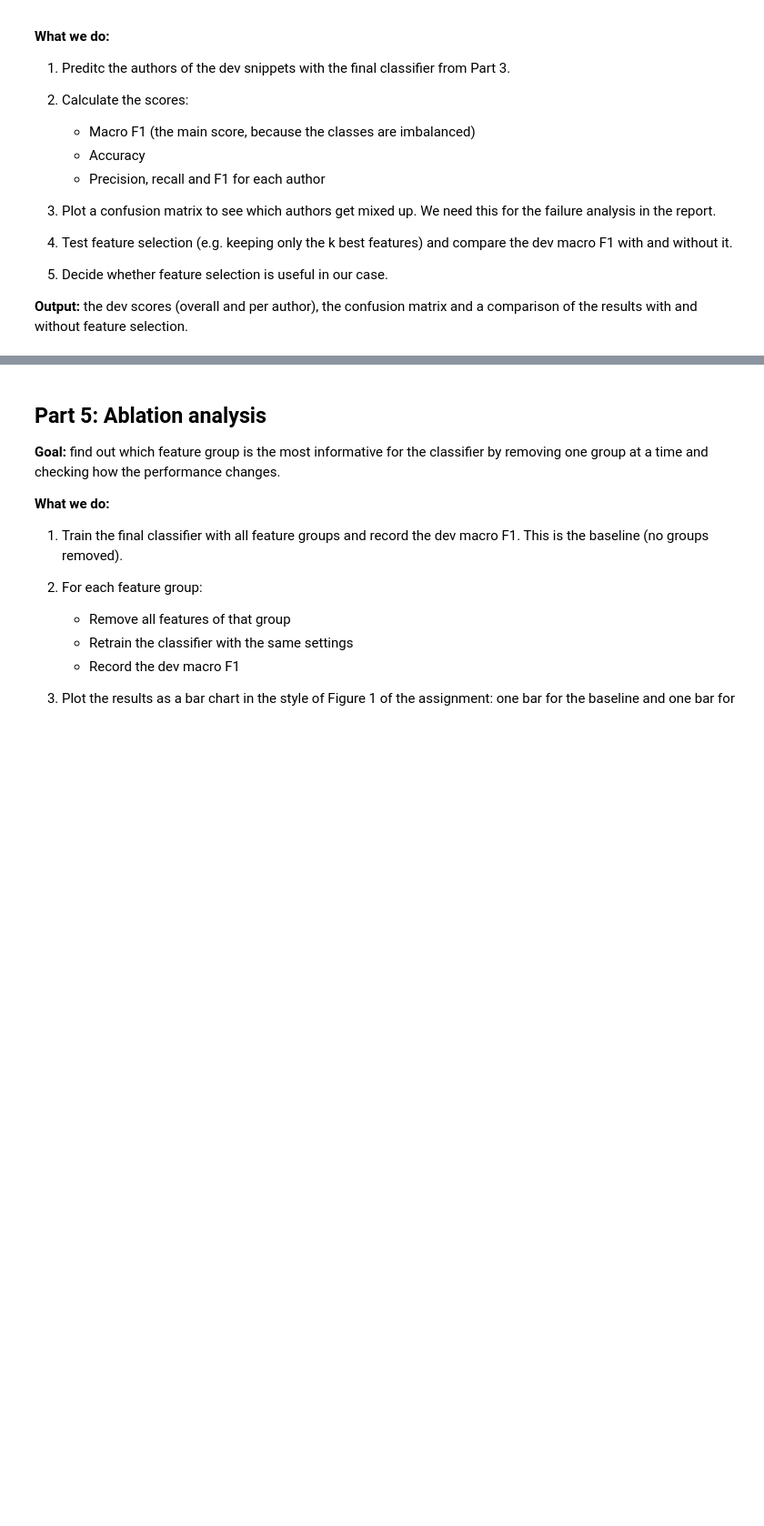
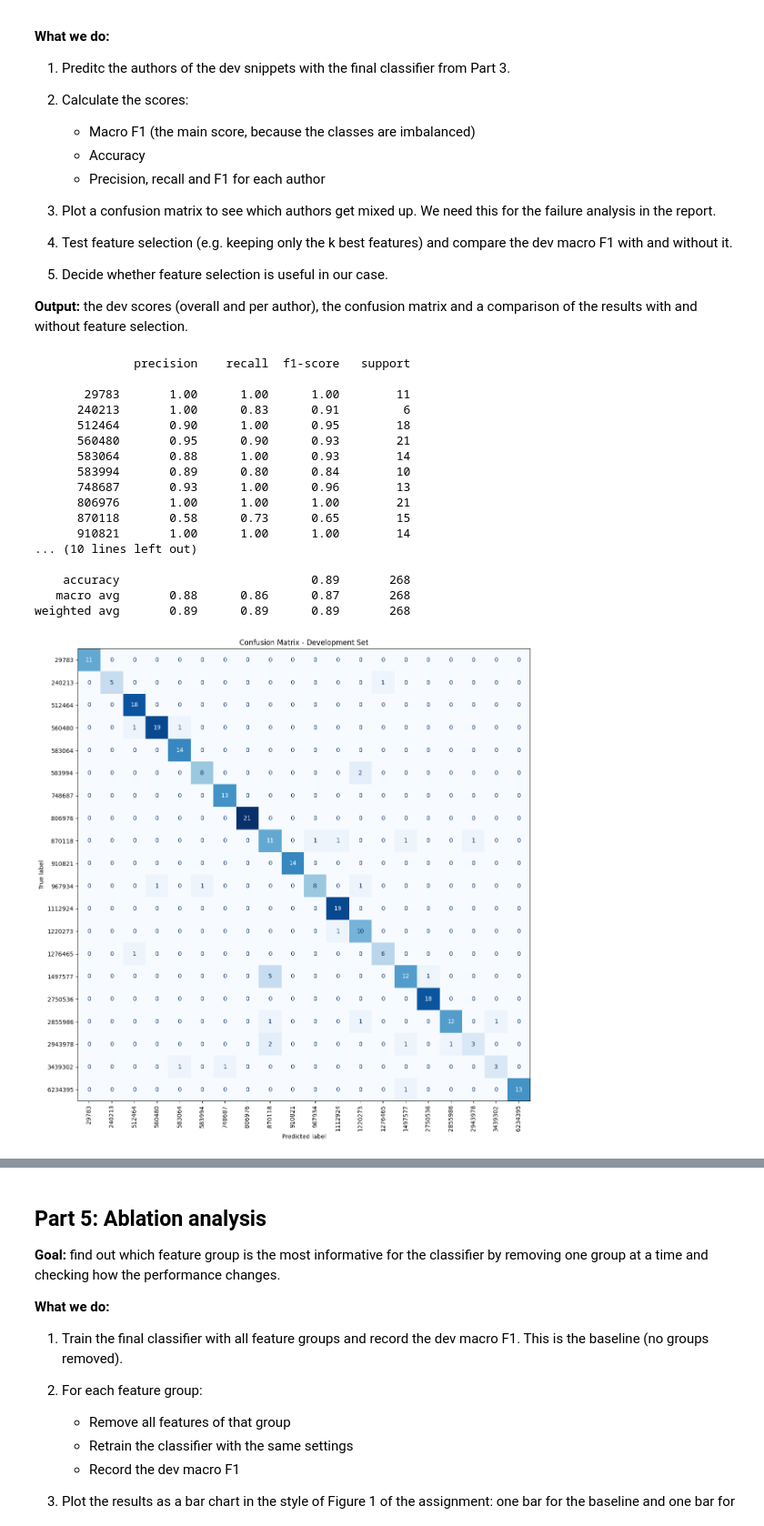
Before and after one commit to JNavarro04/Authorship-Attribution-TxMM, a Jupyter notebook: Group15_AuthorshipAttribution.ipynb, the cells around one changed output, grey strips where cells are left out. Shown at 91% size. Saved outputs shown, nothing was run; the diff lists cells and outputs as text; code cells hidden in the pictures; blank space fills up the shorter version.

Commit message:
Classification, evaluation,ablation analysis,test

```diff
--- a/Group15_AuthorshipAttribution.ipynb
+++ b/Group15_AuthorshipAttribution.ipynb
@@ -422,3 +552,66 @@ Dev:   average of column std   = 0.985
 5. Decide whether feature selection is useful in our case.
 
 **Output:** the dev scores (overall and per author), the confusion matrix and a comparison of the results with and without feature selection.
+# %%
+from sklearn.metrics import (
+    classification_report,
+    confusion_matrix,
+    ConfusionMatrixDisplay
+)
+import matplotlib.pyplot as plt
+
+# Predict using the tuned classifier
+y_pred = best_model.predict(X_dev)
+
+# Classification report
+print(classification_report(
+    y_dev,
+    y_pred,
+    zero_division=0
+))
+
+# Confusion matrix
+labels = best_model.classes_
+
+cm = confusion_matrix(
+    y_dev,
+    y_pred,
+    labels=labels
+)
+
+fig, ax = plt.subplots(figsize=(14, 12))
+
+disp = ConfusionMatrixDisplay(
+    confusion_matrix=cm,
+    display_labels=labels
+)
+
+disp.plot(
+    ax=ax,
+    cmap="Blues",
+    xticks_rotation=90,
+    colorbar=False
+)
+
+plt.title("Confusion Matrix - Development Set")
+plt.tight_layout()
+plt.show()
+# %% [output]
+              precision    recall  f1-score   support
+
+       29783       1.00      1.00      1.00        11
+      240213       1.00      0.83      0.91         6
+      512464       0.90      1.00      0.95        18
+      560480       0.95      0.90      0.93        21
+      583064       0.88      1.00      0.93        14
+      583994       0.89      0.80      0.84        10
+      748687       0.93      1.00      0.96        13
+      806976       1.00      1.00      1.00        21
+      870118       0.58      0.73      0.65        15
+      910821       1.00      1.00      1.00        14
+... (10 lines left out)
+
+    accuracy                           0.89       268
+   macro avg       0.88      0.86      0.87       268
+weighted avg       0.89      0.89      0.89       268
+[figure, added]
```
Also changed, not shown: parts of 13 cells of this notebook, 3 other files.
